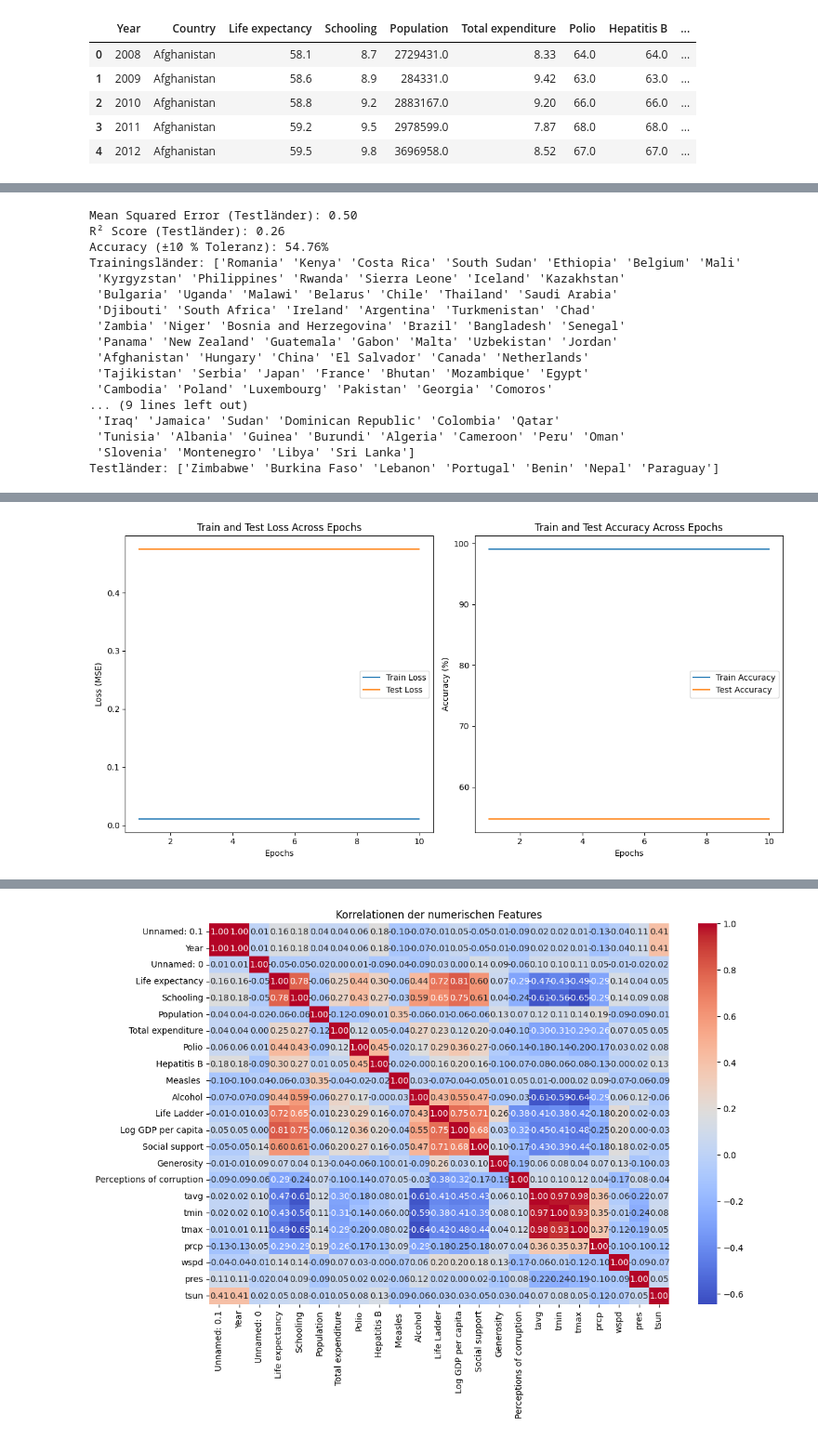
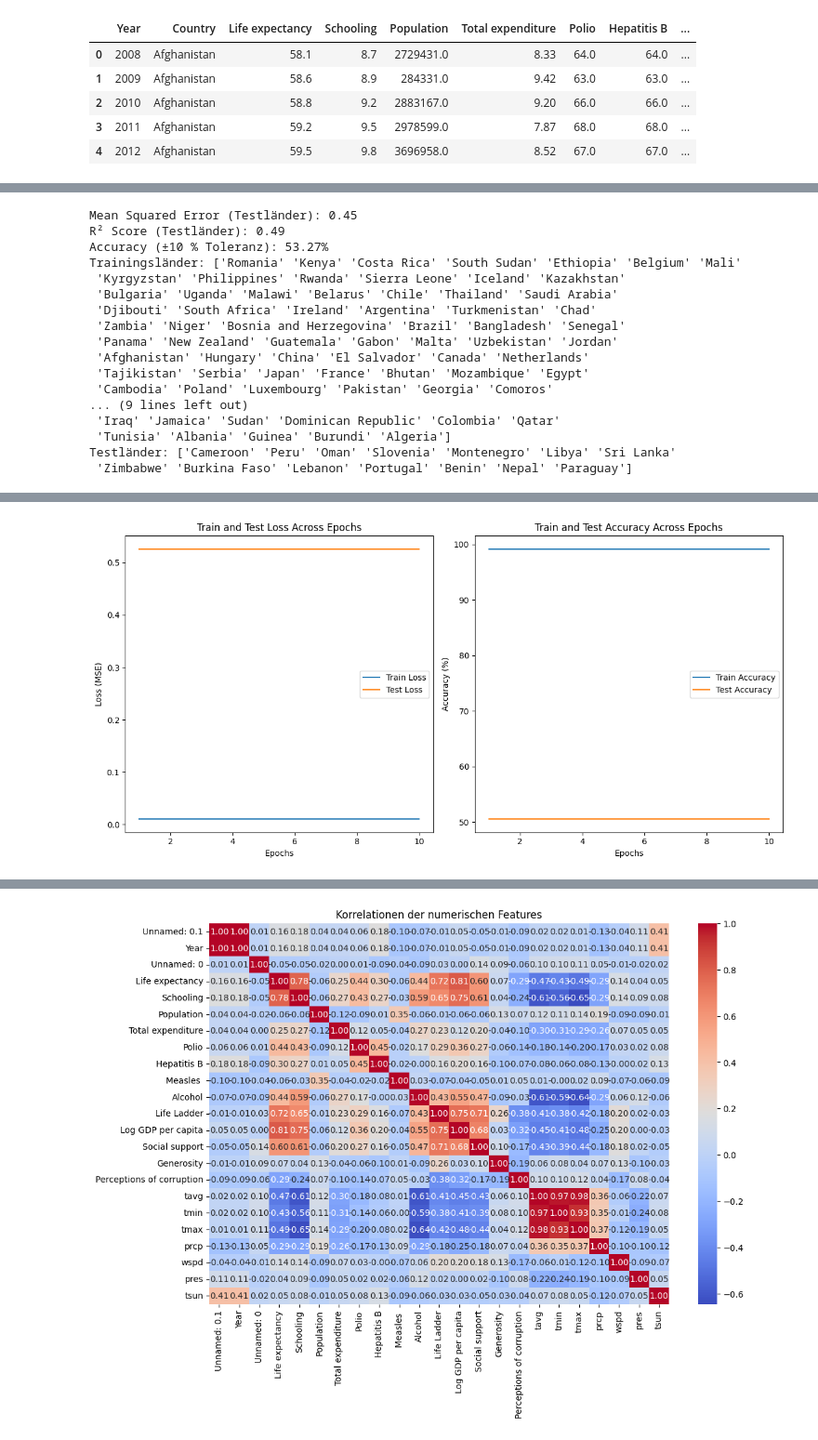
Before and after one commit to mats-ad/Quality-of-Life-World, a Jupyter notebook: DAP_Data.ipynb, the cells around one changed output, grey strips where cells are left out. Shown at 93% size. Cells and saved outputs as stored; diff of their text form; code cells hidden in the pictures.

```diff
--- a/DAP_Data.ipynb
+++ b/DAP_Data.ipynb
@@ -1224,8 +1217,8 @@ df = df.dropna(subset=[target] + features)
 countries = df['Country'].unique()
 np.random.seed(42)
 np.random.shuffle(countries)
-train_countries = countries[:int(0.95 * len(countries))]
-test_countries = countries[int(0.95 * len(countries)):]
+train_countries = countries[:int(0.9 * len(countries))]
+test_countries = countries[int(0.9 * len(countries)):]
 
 # Training- und Testdaten basierend auf Ländern erstellen
 train_data = df[df['Country'].isin(train_countries)]
@@ -1266,9 +1259,9 @@ print(f"Accuracy (±10 % Toleranz): {accuracy:.2f}%")
 print(f"Trainingsländer: {train_countries}")
 print(f"Testländer: {test_countries}")
 # %% [output]
-Mean Squared Error (Testländer): 0.50
-R² Score (Testländer): 0.26
-Accuracy (±10 % Toleranz): 54.76%
+Mean Squared Error (Testländer): 0.45
+R² Score (Testländer): 0.49
+Accuracy (±10 % Toleranz): 53.27%
 Trainingsländer: ['Romania' 'Kenya' 'Costa Rica' 'South Sudan' 'Ethiopia' 'Belgium' 'Mali'
  'Kyrgyzstan' 'Philippines' 'Rwanda' 'Sierra Leone' 'Iceland' 'Kazakhstan'
  'Bulgaria' 'Uganda' 'Malawi' 'Belarus' 'Chile' 'Thailand' 'Saudi Arabia'
@@ -1280,9 +1273,9 @@ Trainingsländer: ['Romania' 'Kenya' 'Costa Rica' 'South Sudan' 'Ethiopia' 'Belg
  'Cambodia' 'Poland' 'Luxembourg' 'Pakistan' 'Georgia' 'Comoros'
 ... (9 lines left out)
  'Iraq' 'Jamaica' 'Sudan' 'Dominican Republic' 'Colombia' 'Qatar'
- 'Tunisia' 'Albania' 'Guinea' 'Burundi' 'Algeria' 'Cameroon' 'Peru' 'Oman'
- 'Slovenia' 'Montenegro' 'Libya' 'Sri Lanka']
-Testländer: ['Zimbabwe' 'Burkina Faso' 'Lebanon' 'Portugal' 'Benin' 'Nepal' 'Paraguay']
+ 'Tunisia' 'Albania' 'Guinea' 'Burundi' 'Algeria']
+Testländer: ['Cameroon' 'Peru' 'Oman' 'Slovenia' 'Montenegro' 'Libya' 'Sri Lanka'
+ 'Zimbabwe' 'Burkina Faso' 'Lebanon' 'Portugal' 'Benin' 'Nepal' 'Paraguay']
 # %%
 import pandas as pd
 import numpy as np
@@ -1309,8 +1302,8 @@ df = df.dropna(subset=[target] + features)
 countries = df['Country'].unique()
 np.random.seed(42)
 np.random.shuffle(countries)
-train_countries = countries[:int(0.8 * len(countries))]
-test_countries = countries[int(0.8 * len(countries)):]
+train_countries = countries[:int(0.75 * len(countries))]
+test_countries = countries[int(0.75 * len(countries)):]
 
 # Training- und Testdaten basierend auf Ländern erstellen
 train_data = df[df['Country'].isin(train_countries)]
@@ -1402 +1395 @@ Final Test MAE: 0.54
-[figure, old version]
+[figure, new version]
```
Also changed, not shown: parts of 10 cells of this notebook, 5 other files.
